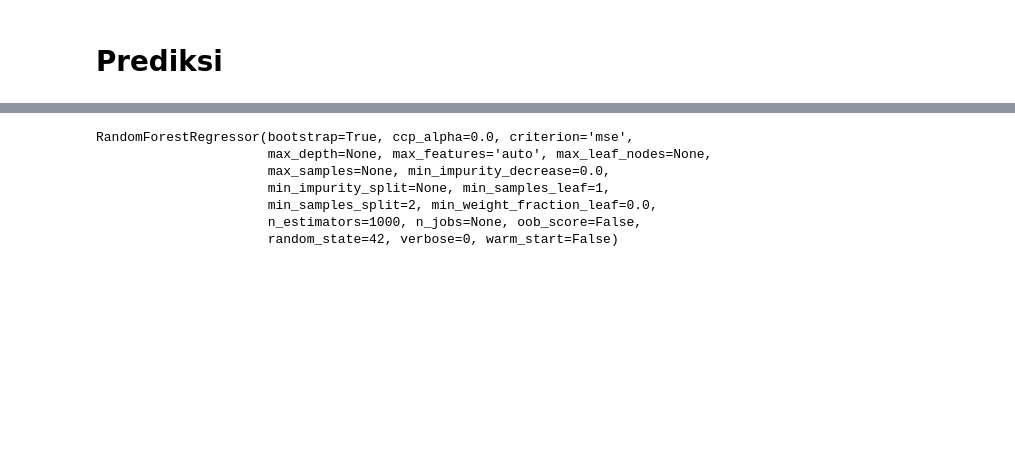
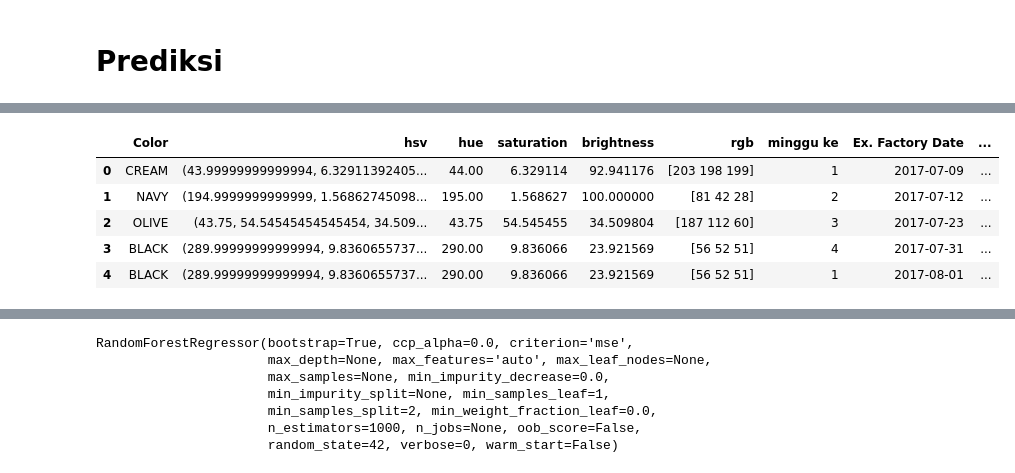
Before and after one commit to geadalfa/PrediksiWarna, a Jupyter notebook: Random_Forest_Model.ipynb, the cells around one changed output, grey strips where cells are left out. Cells and saved outputs as stored; diff of their text form; code cells hidden in the pictures; blank space fills up the shorter version.

```diff
--- a/Random_Forest_Model.ipynb
+++ b/Random_Forest_Model.ipynb
@@ -327,0 +347,43 @@ ax12.scatter(x4, y4)
+# %%
+def fc(row):
+    if row['Color'] =='BAKER RED':
+        val = 1
+    elif row['Color'] == 'BLACK' :
+        val = 2
+    elif row['Color'] == 'BLUE' :
+        val = 3
+    elif row['Color'] == 'BLUE MIST' :
+        val = 4
+    elif row['Color'] == 'CREAM' :
+        val = 5
+    elif row['Color'] == 'GREEN' :
+        val = 6
+    elif row['Color'] == 'GREY' :
+        val = 7
+    elif row['Color'] == 'MANGO' :
+        val = 8
+    elif row['Color'] == 'MULTI' :
+        val = 9
+    elif row['Color'] == 'NAVY' :
+        val = 10
+    elif row['Color'] == 'OLIVE' :
+        val = 11
+    elif row['Color'] == 'PINK' :
+        val = 12
+    elif row['Color'] == 'RED' :
+        val = 13
+    elif row['Color'] == 'SAPPHIRE STAR' :
+        val = 14
+    else:
+        val = 15
+    return val
+
+dataset['color_int'] = dataset.apply(fc, axis=1)
+dataset.head()
+# %% [output]
+|  | Color | hsv | hue | saturation | brightness | rgb | minggu ke | Ex. Factory Date | ... |
+| 0 | CREAM | (43.99999999999994, 6.32911392405... | 44.00 | 6.329114 | 92.941176 | [203 198 199] | 1 | 2017-07-09 | ... |
+| 1 | NAVY | (194.9999999999999, 1.56862745098... | 195.00 | 1.568627 | 100.000000 | [81 42 28] | 2 | 2017-07-12 | ... |
+| 2 | OLIVE | (43.75, 54.54545454545454, 34.509... | 43.75 | 54.545455 | 34.509804 | [187 112 60] | 3 | 2017-07-23 | ... |
+| 3 | BLACK | (289.99999999999994, 9.8360655737... | 290.00 | 9.836066 | 23.921569 | [56 52 51] | 4 | 2017-07-31 | ... |
+| 4 | BLACK | (289.99999999999994, 9.8360655737... | 290.00 | 9.836066 | 23.921569 | [56 52 51] | 1 | 2017-08-01 | ... |
```
Also changed, not shown: parts of 7 cells of this notebook.
